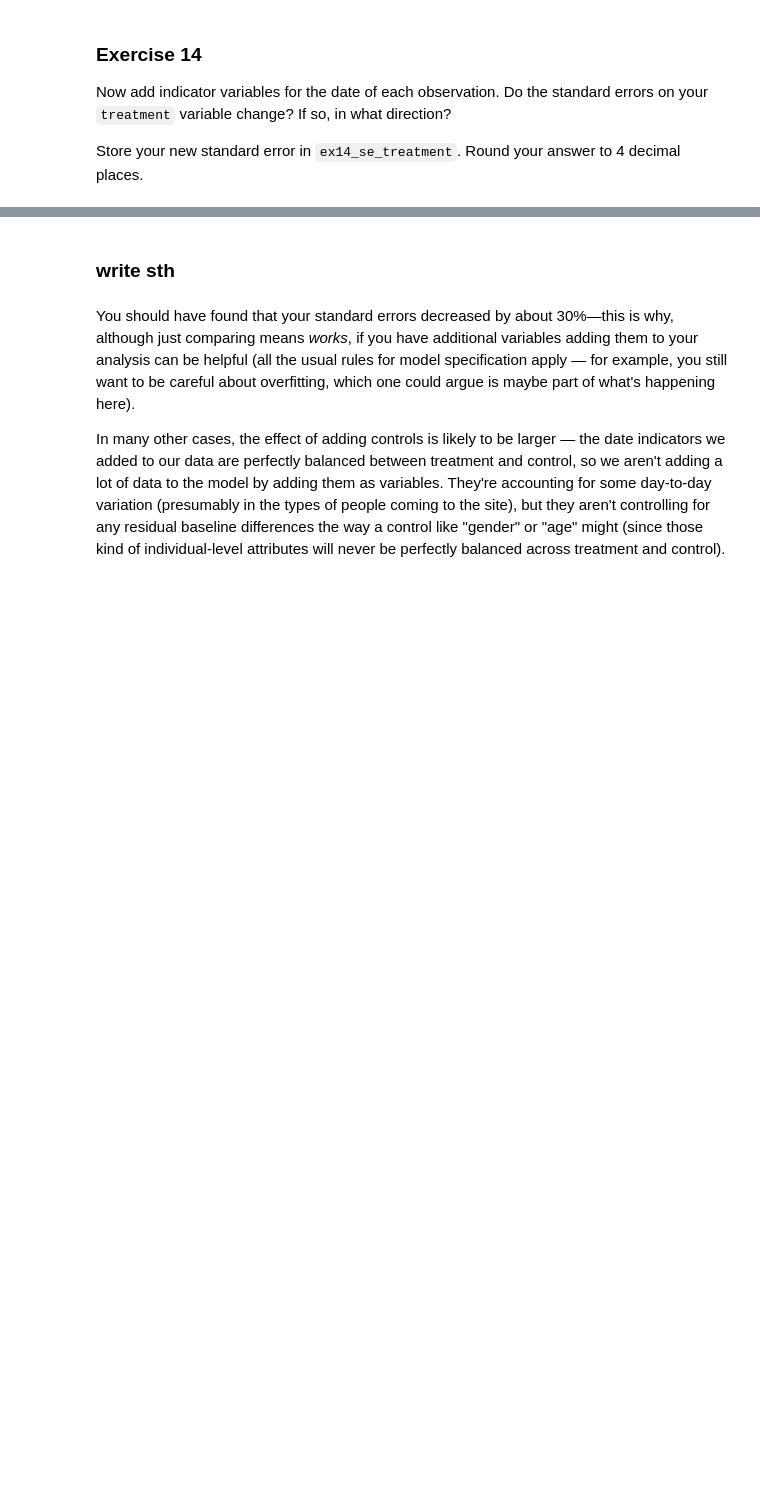
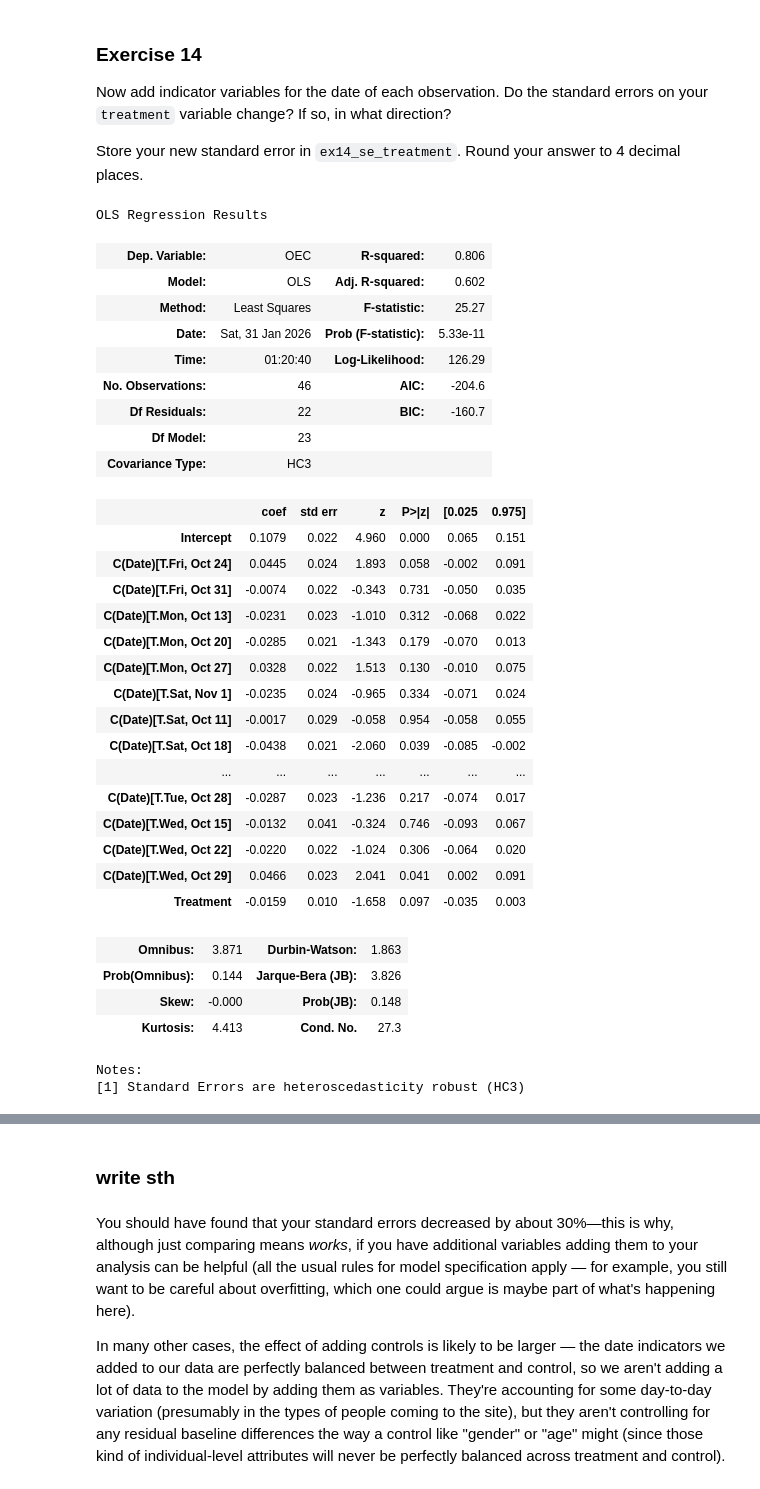
Before and after one commit to tonantzin-real/IDS_701_20260127_AB_Testing, a Jupyter notebook: exercise_abtesting.ipynb, the cells around one changed output, grey strips where cells are left out. Drawn from its saved outputs; the diff is of its cells as text; code cells hidden in the pictures; blank space fills up the shorter version.

```diff
--- a/exercise_abtesting.ipynb
+++ b/exercise_abtesting.ipynb
@@ -469,3 +442,39 @@ The coefficient for the treatment is -0.0159 which is the same result as we got
 Now add indicator variables for the date of each observation. Do the standard errors on your `treatment` variable change? If so, in what direction?
 
 Store your new standard error in `ex14_se_treatment`. Round your answer to 4 decimal places.
+# %%
+model_14 = smf.ols("OEC ~ Treatment + C(Date)", data).fit(cov_type="HC3")
+model_14.summary()
+# %% [output]
+OLS Regression Results
+| Dep. Variable: | OEC | R-squared: | 0.806 |
+| Model: | OLS | Adj. R-squared: | 0.602 |
+| Method: | Least Squares | F-statistic: | 25.27 |
+| Date: | Sat, 31 Jan 2026 | Prob (F-statistic): | 5.33e-11 |
+| Time: | 01:20:40 | Log-Likelihood: | 126.29 |
+| No. Observations: | 46 | AIC: | -204.6 |
+| Df Residuals: | 22 | BIC: | -160.7 |
+| Df Model: | 23 |  |  |
+| Covariance Type: | HC3 |  |  |
+|  | coef | std err | z | P>|z| | [0.025 | 0.975] |
+| Intercept | 0.1079 | 0.022 | 4.960 | 0.000 | 0.065 | 0.151 |
+| C(Date)[T.Fri, Oct 24] | 0.0445 | 0.024 | 1.893 | 0.058 | -0.002 | 0.091 |
+| C(Date)[T.Fri, Oct 31] | -0.0074 | 0.022 | -0.343 | 0.731 | -0.050 | 0.035 |
+| C(Date)[T.Mon, Oct 13] | -0.0231 | 0.023 | -1.010 | 0.312 | -0.068 | 0.022 |
+| C(Date)[T.Mon, Oct 20] | -0.0285 | 0.021 | -1.343 | 0.179 | -0.070 | 0.013 |
+| C(Date)[T.Mon, Oct 27] | 0.0328 | 0.022 | 1.513 | 0.130 | -0.010 | 0.075 |
+| C(Date)[T.Sat, Nov 1] | -0.0235 | 0.024 | -0.965 | 0.334 | -0.071 | 0.024 |
+| C(Date)[T.Sat, Oct 11] | -0.0017 | 0.029 | -0.058 | 0.954 | -0.058 | 0.055 |
+| C(Date)[T.Sat, Oct 18] | -0.0438 | 0.021 | -2.060 | 0.039 | -0.085 | -0.002 |
+| ... | ... | ... | ... | ... | ... | ... |
+| C(Date)[T.Tue, Oct 28] | -0.0287 | 0.023 | -1.236 | 0.217 | -0.074 | 0.017 |
+| C(Date)[T.Wed, Oct 15] | -0.0132 | 0.041 | -0.324 | 0.746 | -0.093 | 0.067 |
+| C(Date)[T.Wed, Oct 22] | -0.0220 | 0.022 | -1.024 | 0.306 | -0.064 | 0.020 |
+| C(Date)[T.Wed, Oct 29] | 0.0466 | 0.023 | 2.041 | 0.041 | 0.002 | 0.091 |
+| Treatment | -0.0159 | 0.010 | -1.658 | 0.097 | -0.035 | 0.003 |
+| Omnibus: | 3.871 | Durbin-Watson: | 1.863 |
+| Prob(Omnibus): | 0.144 | Jarque-Bera (JB): | 3.826 |
+| Skew: | -0.000 | Prob(JB): | 0.148 |
+| Kurtosis: | 4.413 | Cond. No. | 27.3 |
+Notes:
+[1] Standard Errors are heteroscedasticity robust (HC3)
```
Also changed, not shown: parts of 19 cells of this notebook, 1 other file.
